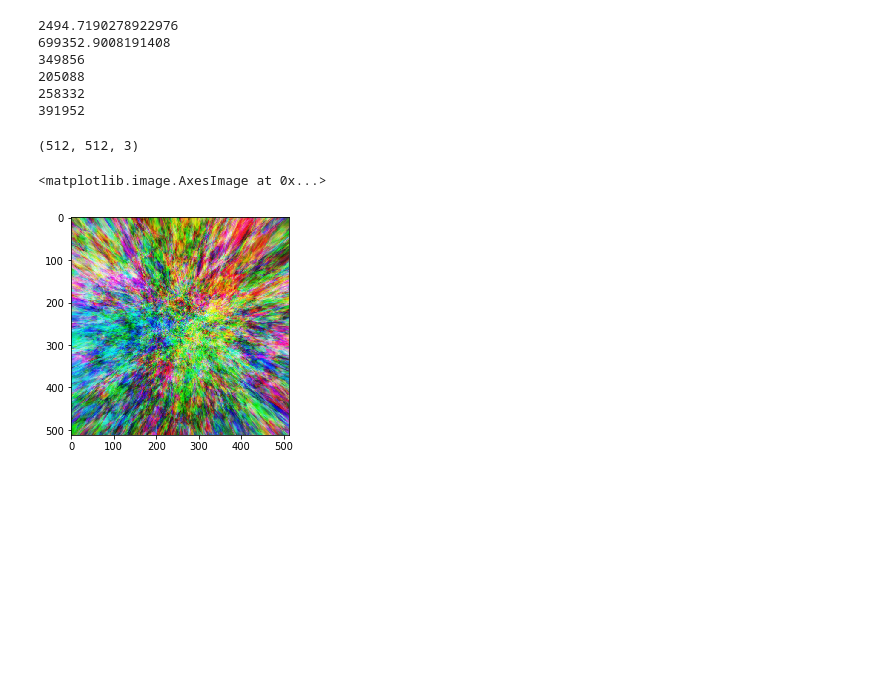
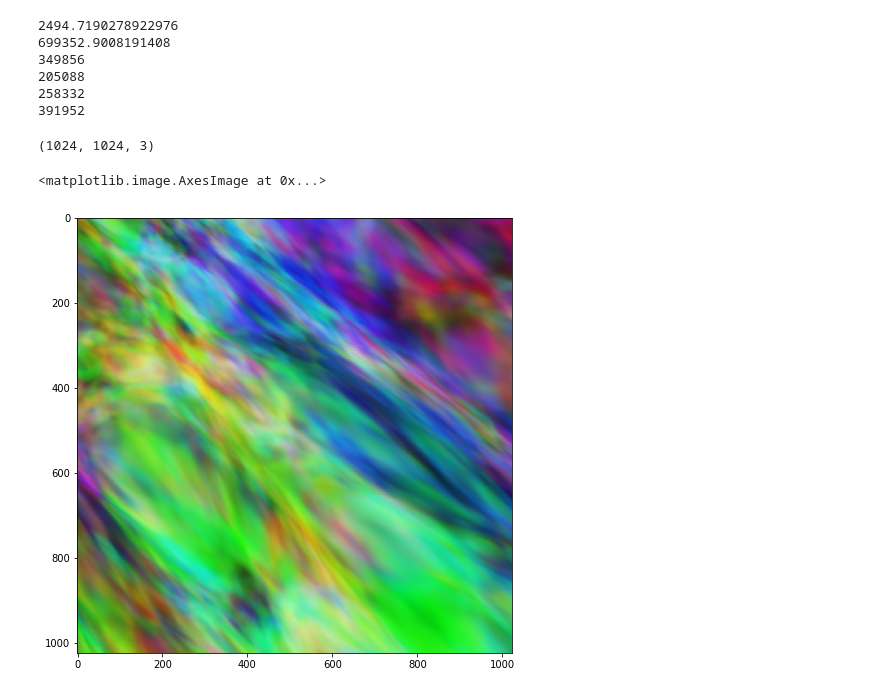
Before and after one commit to ngundotra/patternart, a Jupyter notebook: Compositional Pattern Producing NNs.ipynb, the cells around one changed output. Cells and saved outputs as stored; diff of their text form; code cells hidden in the pictures; blank space fills up the shorter version.

```diff
--- a/Compositional Pattern Producing NNs.ipynb
+++ b/Compositional Pattern Producing NNs.ipynb
@@ -46,26 +46,28 @@ model = Model(x_in, x_out)
 # %%
 def do_img(model, tl=(0,0), br=(1,1), alpha=0.3, res=256):
     xs = np.linspace(start=tl[0], stop=br[0], num=res)
     ys = np.linspace(start=tl[1], stop=br[1], num=res)
 
     cols = []
     for x in xs:
         ext_x = x * np.ones((res))
         zs = np.sqrt(ext_x ** 2 + ys ** 2)
         alphas = alpha * np.ones((len(zs)))
         coords = np.stack([ext_x, ys, zs, alphas]).T
         cols.append(model.predict(coords))
     return np.array(cols)
 
-tl = np.array([-1, -1])
-br = np.array([1, 1])
+tl = np.array([0.5, 0.5])
+br = np.array([0.75, 0.75])
+scale = 20
 tl = tl
 br = br
 
-img = do_img(model, tl=tl, br=br, res=512)
+img = do_img(model, tl=tl, br=br, res=1024)
 print(img.shape)
-plt.imshow(img)
+fig, ax = plt.subplots(figsize=(8,8))
+ax.imshow(img, cmap='gray')
 # %% [output]
-(512, 512, 3)
+(1024, 1024, 3)
 <matplotlib.image.AxesImage at 0x...>
-[figure, old version]
+[figure, new version]
```
Also changed, not shown: parts of 2 cells of this notebook, 1 other file.
